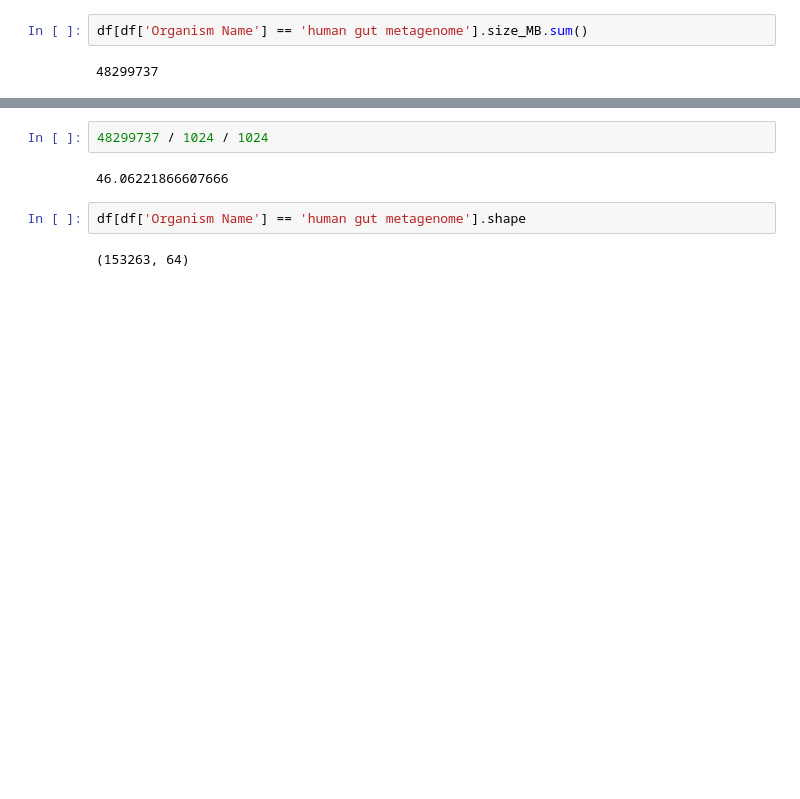
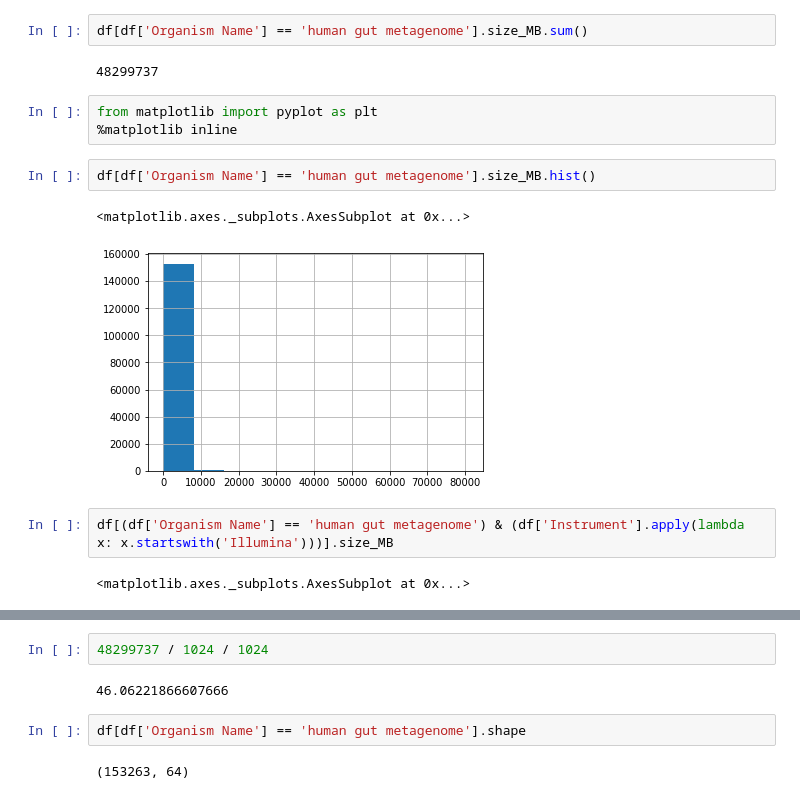
Before and after one commit to ratschlab/metagraph, a Jupyter notebook: SRA.ipynb, the cells around one changed output, grey strips where cells are left out. Drawn from its saved outputs; the diff is of its cells as text; blank space fills up the shorter version.

```diff
--- a/SRA.ipynb
+++ b/SRA.ipynb
@@ -133,3 +137,15 @@ ReadHash                                048A6834414B07994201178B588BEBDC
 df[df['Organism Name'] == 'human gut metagenome'].size_MB.sum()
 # %% [output]
 48299737
+# %%
+from matplotlib import pyplot as plt
+%matplotlib inline
+# %%
+df[df['Organism Name'] == 'human gut metagenome'].size_MB.hist()
+# %% [output]
+<matplotlib.axes._subplots.AxesSubplot at 0x...>
+[figure, added]
+# %%
+df[(df['Organism Name'] == 'human gut metagenome') & (df['Instrument'].apply(lambda x: x.startswith('Illumina')))].size_MB
+# %% [output]
+<matplotlib.axes._subplots.AxesSubplot at 0x...>
```
Also changed, not shown: parts of 12 cells of this notebook, 4 other files.
